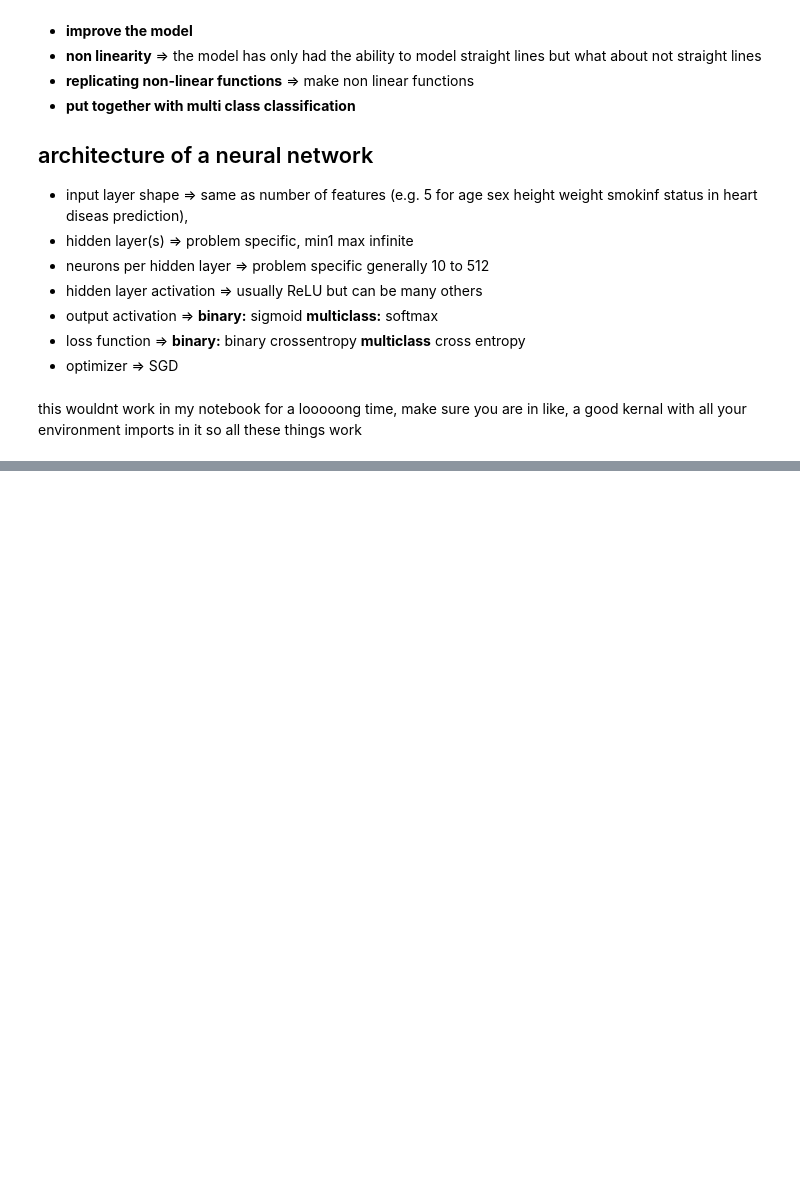
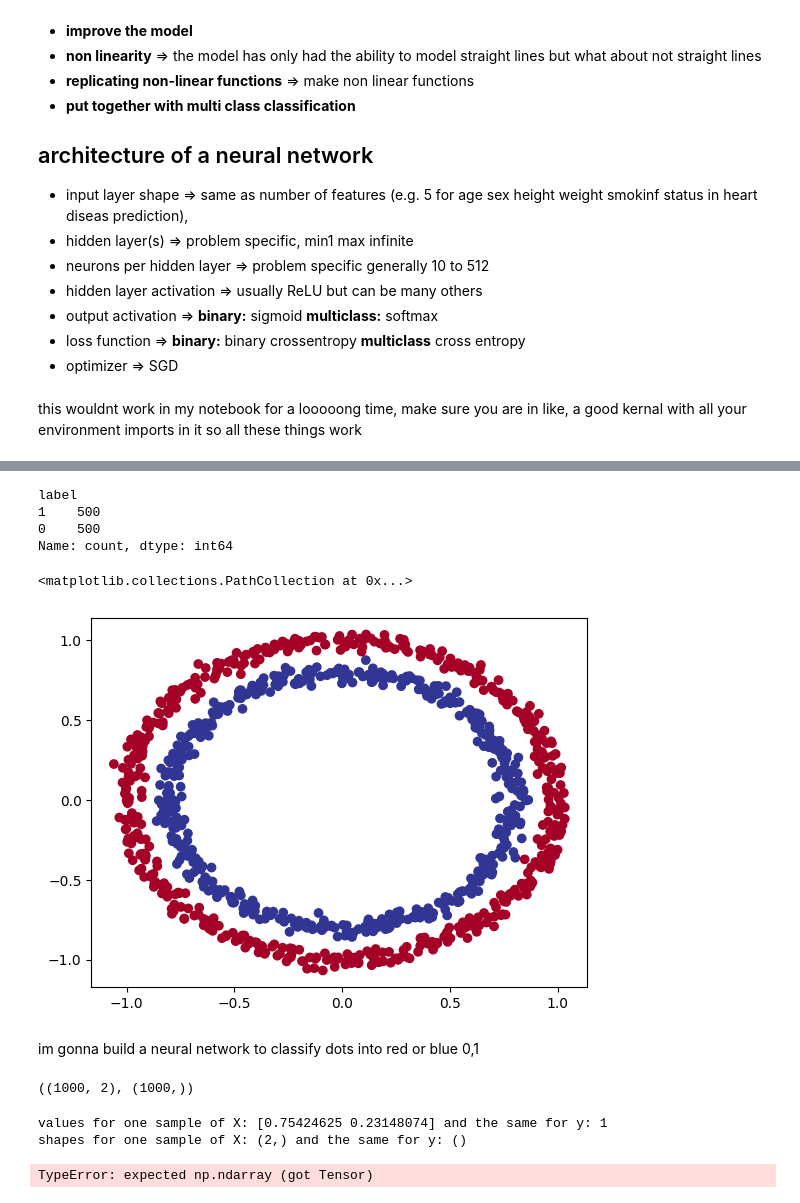
Before and after one commit to Toyolo/Study, a Jupyter notebook: torch_study_notebook.ipynb, the cells around one changed output, grey strips where cells are left out. Cells and saved outputs as stored; diff of their text form; code cells hidden in the pictures; blank space fills up the shorter version.

Commit message:
building and cleaning up data for classifier model

```diff
--- a/torch_study_notebook.ipynb
+++ b/torch_study_notebook.ipynb
@@ -1925,0 +1959,38 @@ this wouldnt work in my notebook for a looooong time, make sure you are in like,
+# %%
+circles.label.value_counts()
+# %% [output]
+label
+1    500
+0    500
+Name: count, dtype: int64
+# %%
+import matplotlib.pyplot as plt
+plt.scatter(x=X[:,0], y=X[:,1], c=y, cmap=plt.cm.RdYlBu)
+# %% [output]
+<matplotlib.collections.PathCollection at 0x...>
+[figure, added]
+# %% [markdown]
+im gonna build a neural network to classify dots into red or blue 0,1
+# %%
+X.shape, y.shape
+# %% [output]
+((1000, 2), (1000,))
+# %%
+#view the first example of features and labels
+X_sample = X[0]
+y_sample = y[0]
+print(f'values for one sample of X: {X_sample} and the same for y: {y_sample}')
+print(f'shapes for one sample of X: {X_sample.shape} and the same for y: {y_sample.shape}')
+# %% [output]
+values for one sample of X: [0.75424625 0.23148074] and the same for y: 1
+shapes for one sample of X: (2,) and the same for y: ()
+# %%
+# Turn data into tensors
+import torch
+X = torch.from_numpy(X).type(torch.float)
+y = torch.from_numpy(y).type(torch.float)
+
+# View the first five samples
+X[:5], y[:5]
+# %% [output]
+TypeError: expected np.ndarray (got Tensor)
```
Also changed, not shown: parts of 5 cells of this notebook.
